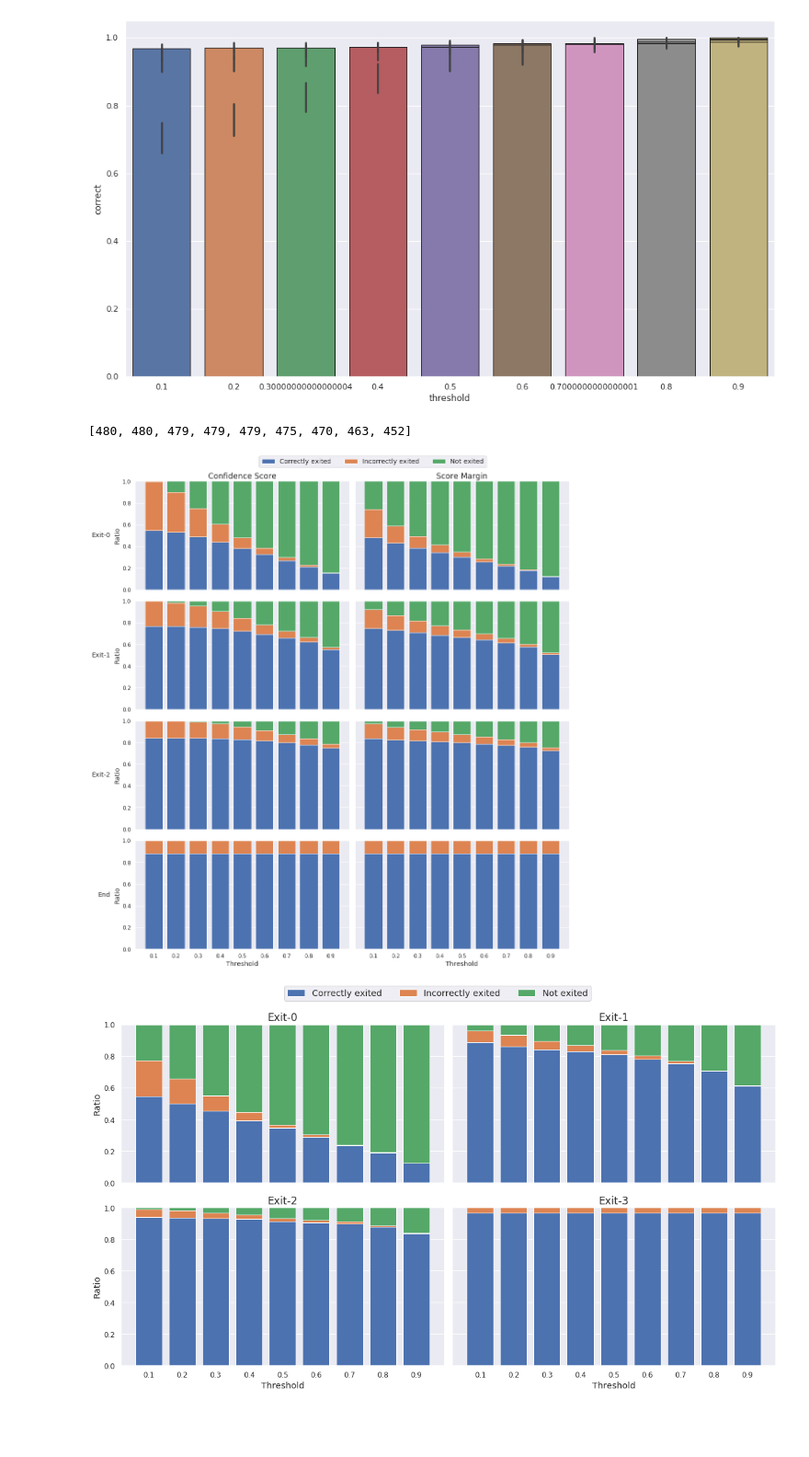
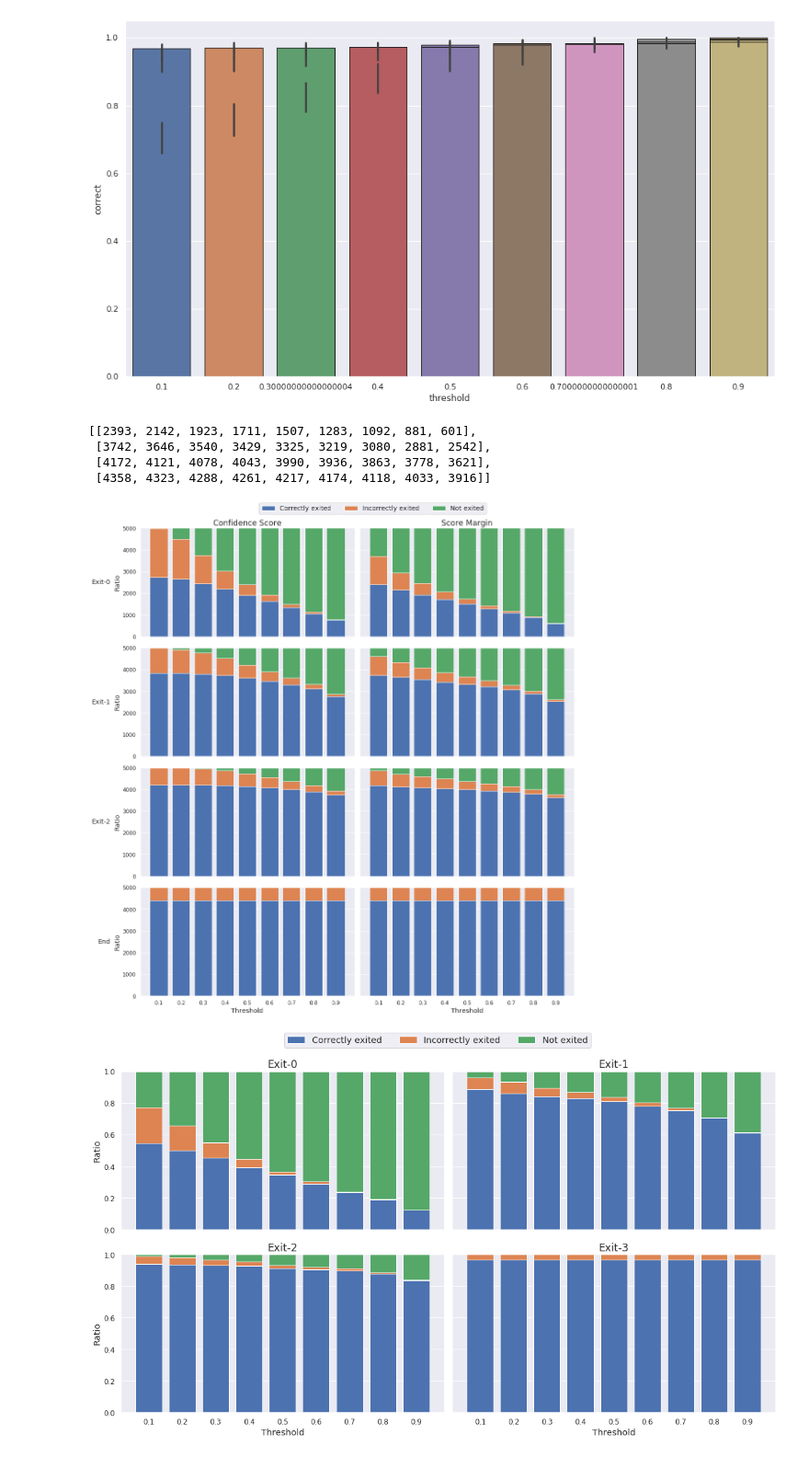
Before and after one commit to AlexKarlsen/thesis-src, a Jupyter notebook: DDNN/logging/threshold_test/Threshold analysis-Copy1.ipynb, the cells around one changed output. Shown at 92% size. Cells and saved outputs as stored; diff of their text form; code cells hidden in the pictures; blank space fills up the shorter version.

```diff
--- a/DDNN/logging/threshold_test/Threshold analysis-Copy1.ipynb
+++ b/DDNN/logging/threshold_test/Threshold analysis-Copy1.ipynb
@@ -11,9 +11,10 @@ params = {'legend.fontsize': 'large',
          'ytick.labelsize':'medium'}
 plt.rcParams.update(params)
 # %%
-df_sm = pd.read_csv('densenet_score_margin.csv', index_col=0)
-df_th = pd.read_csv('densenet_confidence.csv', index_col=0)
+df_sm = pd.read_csv('densenet100_score_margin.csv', index_col=0)
+df_th = pd.read_csv('densenet100_confidence.csv', index_col=0)
 
-len(df_sm)
-#df_sm.head()
+#exit0 = df_sm.loc[(df_sm['exit']==0) & (df_sm['exited']==1) & (df_sm['correct']==1) & (df_sm['threshold']==0.5)]
+#exit0
+df_sm.loc[(df_sm['exit']==0)]
 # %% [output]
@@ -41,8 +59,8 @@ for exit in range(0,4):
         exit_n_acc_exited.append(len(df_th.loc[(df_th['threshold'] == t) & (df_th['exit'] == exit) & (df_th['exited']==1) & (df_th['correct']==1)])/n_exited)
         exit_n_false.append(len(df_th.loc[(df_th['threshold'] == t) & (df_th['exit'] == exit) & (df_th['exited']==1) & (df_th['correct']==0)])/n_exited)
         exit_n_acc.append(len(df_th.loc[(df_th['threshold'] == t) & (df_th['exit'] == exit) & (df_th['correct']==1)])/500)
-        exit_hist_correct.append((len(df_th.loc[(df_th['threshold'] == t) & (df_th['exit'] == exit) & (df_th['correct'] == True) & (df_th['exited']==1)])))
-        exit_hist_false.append((len(df_th.loc[(df_th['threshold'] == t) & (df_th['exit'] == exit) & (df_th['correct'] == False) & (df_th['exited']==1)])))
+        exit_hist_correct.append((len(df_th.loc[(df_th['threshold'] == t) & (df_th['exit'] == exit) & (df_th['correct'] == 1) & (df_th['exited']==1)])))
+        exit_hist_false.append((len(df_th.loc[(df_th['threshold'] == t) & (df_th['exit'] == exit) & (df_th['correct'] == 0) & (df_th['exited']==1)])))
     th_num_exited_at_exit.append(exit_n_frac)
     th_exit_acc.append(exit_n_acc)
     th_false_if_exited.append(exit_n_false)
@@ -80,8 +98,8 @@ for exit in range(0,4):
         tmp = df_sm.loc[(df_sm['threshold']== t) & (df_sm['exit'] == exit)]
         exit_time.append(tmp['time'])
 
-        exit_hist_correct.append((len(df_sm.loc[(df_sm['threshold'] == t) & (df_sm['exit'] == exit) & (df_sm['correct'] == True) & (df_sm['exited']==1)])))
-        exit_hist_false.append((len(df_sm.loc[(df_sm['threshold'] == t) & (df_sm['exit'] == exit) & (df_sm['correct'] == False) & (df_sm['exited']==1)])))
+        exit_hist_correct.append((len(df_sm.loc[(df_sm['threshold'] == t) & (df_sm['exit'] == exit) & (df_sm['correct'] == 1) & (df_sm['exited']==1)])))
+        exit_hist_false.append((len(df_sm.loc[(df_sm['threshold'] == t) & (df_sm['exit'] == exit) & (df_sm['correct'] == 0) & (df_sm['exited']==1)])))
         #print(exit_n_acc)
     sm_num_exited_at_exit.append(exit_n_frac)
     sm_exit_acc.append(exit_n_acc)
@@ -218,10 +236,13 @@ for i, g in enumerate(only_exited.groupby("exit")):
                      edgecolor="k")
 # %% [output]
 [figure]
-# %%
-exit_hist_correct
-# %% [output]
-[480, 480, 479, 479, 479, 475, 470, 463, 452]
+# %%
+sm_exit_hist_correct
+# %% [output]
+[[2393, 2142, 1923, 1711, 1507, 1283, 1092, 881, 601],
+ [3742, 3646, 3540, 3429, 3325, 3219, 3080, 2881, 2542],
+ [4172, 4121, 4078, 4043, 3990, 3936, 3863, 3778, 3621],
+ [4358, 4323, 4288, 4261, 4217, 4174, 4118, 4033, 3916]]
 # %%
 N = np.arange(9)
 fig, ax = plt.subplots(4,2, figsize=(16,16), sharex=True, sharey=True)
@@ -241,10 +262,10 @@ for i in np.arange(0.1,1,0.1):
 correct[3] += exit3_fix_correct
 incorrect[3] += exit3_fix_incorrect
 
-correct = correct / 5000
-incorrect = incorrect / 5000
+correct = correct #/ 5000
+incorrect = incorrect #/ 5000
 
-not_exited = 1- correct - incorrect
+not_exited = 5000 - correct - incorrect
 
 ax[0,0].bar(N, correct[0])
 ax[0,0].bar(N, incorrect[0], bottom=correct[0])
@@ -279,10 +300,10 @@ for i in np.arange(0.1,1,0.1):
 correct[3] += exit3_fix_correct
 incorrect[3] += exit3_fix_incorrect
 
-correct = correct / 5000
-incorrect = incorrect / 5000
+correct = correct #/ 5000
+incorrect = incorrect #/ 5000
 
-not_exited = 1- correct - incorrect
+not_exited = 5000 - correct - incorrect
 
 ax[0,1].bar(N, correct[0])
 ax[0,1].bar(N, incorrect[0], bottom=correct[0])
@@ -295,34 +316,34 @@ ax[1,1].bar(N, not_exited[1], bottom=correct[1] + incorrect[1])
 #ax[1,1].set_title('Exit-1')
 
 ax[2,1].bar(N, correct[2])
 ax[2,1].bar(N, incorrect[2], bottom=correct[2])
 ax[2,1].bar(N, not_exited[2], bottom=correct[2] + incorrect[2])
 #ax[2,1].set_title('Exit-2')
 
 ax[3,1].bar(N, correct[3])
 ax[3,1].bar(N, incorrect[3], bottom=correct[3])
 ax[3,1].bar(N, not_exited[3], bottom=correct[3] + incorrect[3])
 #ax[3,1].set_title('Exit-3')
 
 rows = ['Exit-0', 'Exit-1', 'Exit-2', 'End']
 for a, row in zip(ax[:,0], rows):
     a.annotate(row, xy=(0, 0.5), xytext=(-a.yaxis.labelpad - 5, 0),
                 xycoords=a.yaxis.label, textcoords='offset points',
                 size='large', ha='right', va='center')
 
 for a in ax.flat:
     a.set(xlabel='Threshold', ylabel='Ratio')
     a.label_outer()
 
     # Put a legend below current axis
 fig.legend(['Correctly exited', 'Incorrectly exited', 'Not exited'], loc='upper center', bbox_to_anchor=(0.55, 1),
           fancybox=True, shadow=False, ncol=3)
 
 fig.tight_layout()
 fig.subplots_adjust(left=0.15, top=0.95)
 plt.savefig('threshold_analysis_densenet100.png')
 # %% [output]
-[figure, old version]
+[figure, new version]
 # %%
 N = np.arange(9)
 fig, ax = plt.subplots(2,2, figsize=(16,9), sharex=True, sharey=True)
```
Also changed, not shown: parts of 1 cell of this notebook, 2 other files.
